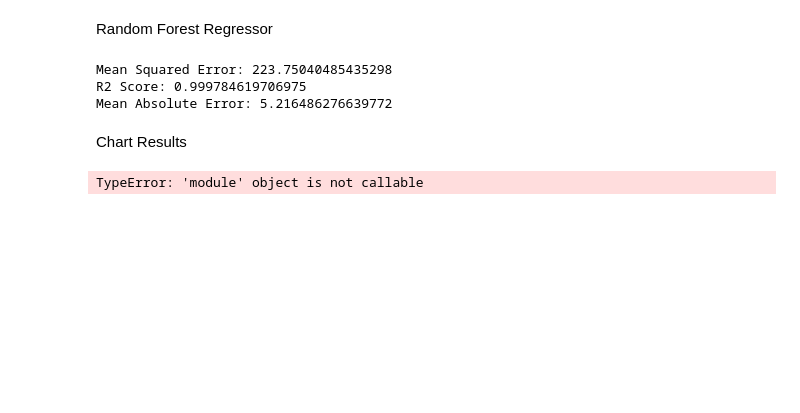
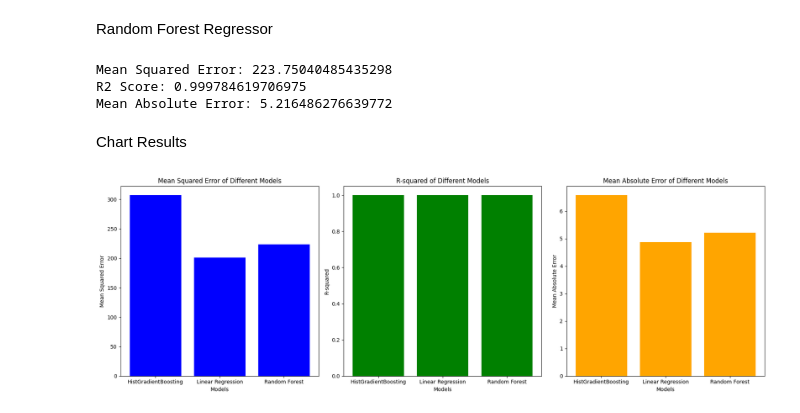
Before and after one commit to bryanarriaga67/Machine-Learning-Project, a Jupyter notebook: main.ipynb, the cells around one changed output. Drawn from its saved outputs; the diff is of its cells as text; code cells hidden in the pictures; blank space fills up the shorter version.

```diff
--- a/main.ipynb
+++ b/main.ipynb
@@ -65,8 +65,12 @@ X = data[['open', 'high', 'low', 'close', 'volume', 'change_percent',
           'prev_week_trend_percentage', 'prev_month_trend_percentage',
           'prev_week_volatility', 'prev_month_volatility']]
 y = data['next_day_target']  # Target variable
-scaler = MinMaxScaler()
-X_scaled = scaler.fit_transform(X)
+scaler_X = MinMaxScaler()
+scaler_y = MinMaxScaler()
+
+X_scaled = scaler_X.fit_transform(X)
+y_scaled = scaler_y.fit_transform(y.values.reshape(-1, 1))
+X_train, X_test, y_train, y_test = train_test_split(X_scaled, y_scaled, test_size=0.2, random_state=42)
 # %% [markdown]
 Predicting next day with HistGradientBoostingRegressor
 # %%
@@ -205,55 +223,45 @@ Mean Absolute Error: 5.216486276639772
 # %% [markdown]
 Chart Results
 # %%
+import matplotlib.pyplot as plt
+import numpy as np
 # Names of models
 models = ['HistGradientBoosting', 'Linear Regression', 'Random Forest']
 
 # Mean Squared Error values
 mse_values = [mse_gradient_reg, mse_linear_reg, mse_random_forest]
 
 # R-squared values
 r2_values = [r2_gradient_reg, r2_linear_reg, r2_random_forest]
 
+# Mean Absolute Error values
 mae_values = [mae_gradient_reg, mae_linear_reg, mae_random_forest]
 
+# Set up a figure with subplots
+fig, (ax1, ax2, ax3) = plt.subplots(1, 3, figsize=(18, 6))
+
 # Plotting the Mean Squared Error
-plt.figure(figsize=(10, 6))
-plt.bar(models, mse_values, color='blue')
-plt.xlabel('Models')
-plt.ylabel('Mean Squared Error')
-plt.title('Mean Squared Error of Different Models')
-plt.show()
+ax1.bar(models, mse_values, color='blue')
+ax1.set_xlabel('Models')
+ax1.set_ylabel('Mean Squared Error')
+ax1.set_title('Mean Squared Error of Different Models')
 
 # Plotting the R-squared values
-plt.figure(figsize=(10, 6))
-plt.bar(models, r2_values, color='green')
-plt.xlabel('Models')
-plt.ylabel('R-squared')
-plt.title('R-squared of Different Models')
+ax2.bar(models, r2_values, color='green')
+ax2.set_xlabel('Models')
+ax2.set_ylabel('R-squared')
+ax2.set_title('R-squared of Different Models')
+
+# Plotting the Mean Absolute Error
+ax3.bar(models, mae_values, color='orange')
+ax3.set_xlabel('Models')
+ax3.set_ylabel('Mean Absolute Error')
+ax3.set_title('Mean Absolute Error of Different Models')
+
+# Adjust the spacing between subplots
+plt.tight_layout()
+
+# Display the plot
 plt.show()
-
-plt.figure(figsize=(10, 6))
-plt.bar(models, mae_values, color='orange')
-plt.xlabel('Models')
-plt.ylabel('Mean Absolute Error')
-plt.title('Mean Absolute Error of Different Models')
-plt.show()
-
-importances = rff_model.feature_importances_
-
-# Get the feature names
-feature_names = X.columns
-
-# Sort the feature importances in descending order
-indices = np.argsort(importances)[::-1]
-
-plt.figure(figsize=(10, 6))
-plt.title("Feature Importances")
-plt.bar(range(X.shape[1]), importances[indices])
-plt.xticks(range(X.shape[1]), feature_names[indices], rotation=90)
-plt.xlabel("Features")
-plt.ylabel("Importance")
-plt.tight_layout()
-plt.show()
 # %% [output]
-TypeError: 'module' object is not callable
+[figure, added]
```
Also changed, not shown: parts of 2 cells of this notebook.
